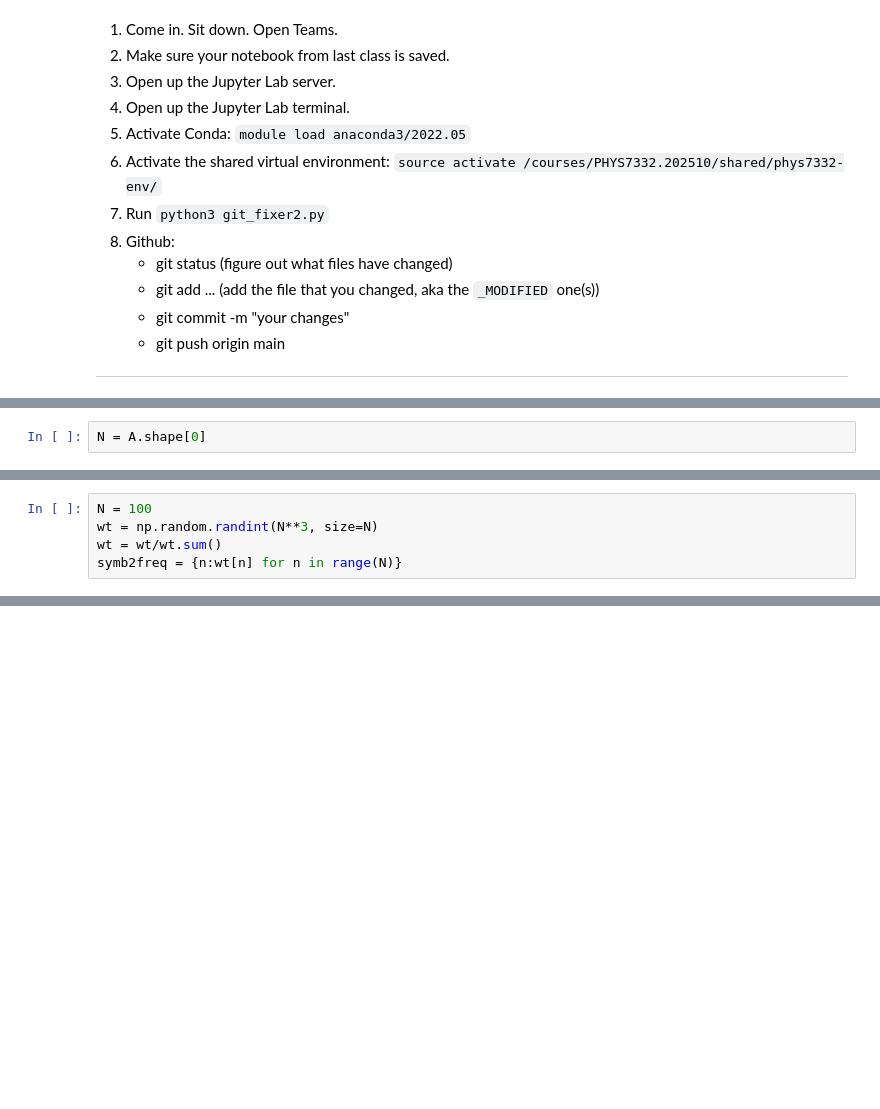
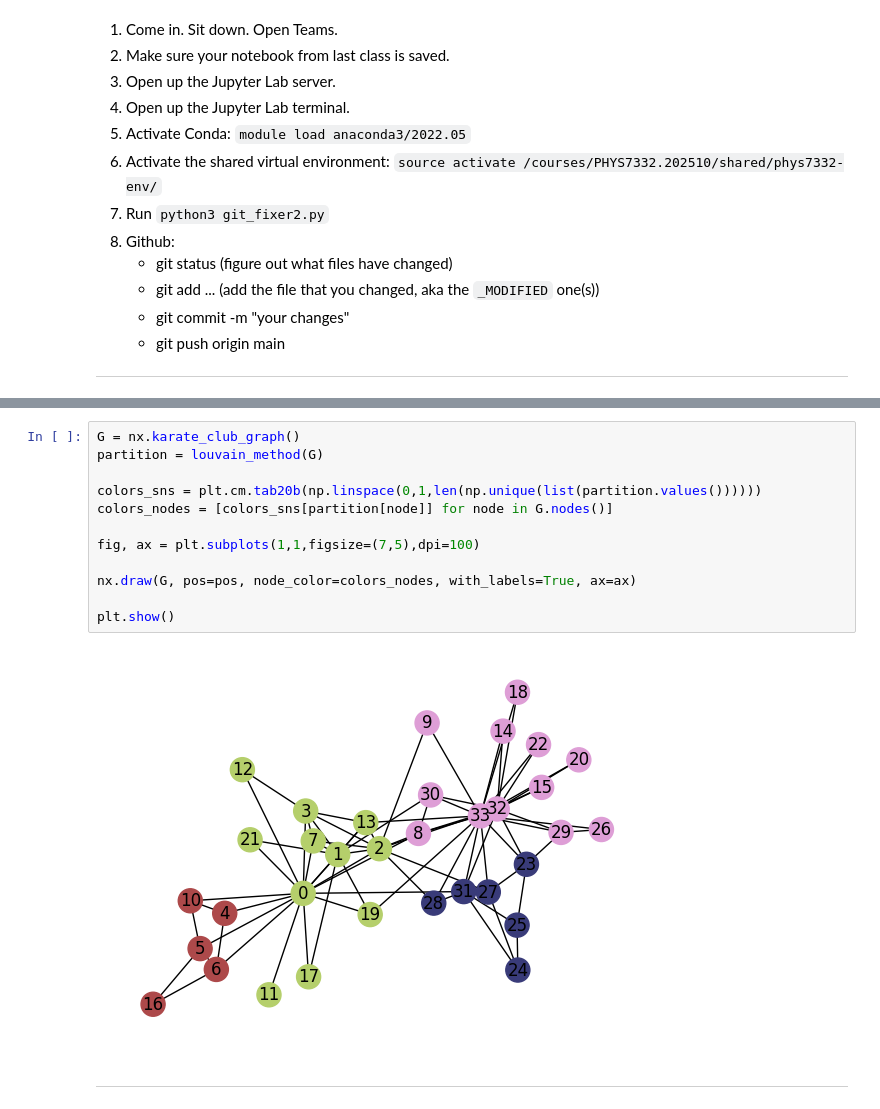
Before and after one commit to asmithh/network-science-data-book, a Jupyter notebook: class_10_communities1.ipynb, the cells around one changed output, grey strips where cells are left out. Drawn from its saved outputs; the diff is of its cells as text; blank space fills up the shorter version.

```diff
--- a/class_10_communities1.ipynb
+++ b/class_10_communities1.ipynb
@@ -665,2 +24,0 @@ L
-# %%
-N = A.shape[0]
@@ -1039,5 +24,0 @@ get_huffman_codebook(symb2freq)
-# %%
-N = 100
-wt = np.random.randint(N**3, size=N)
-wt = wt/wt.sum()
-symb2freq = {n:wt[n] for n in range(N)}
@@ -1125,0 +869,16 @@ queue[]
+# %%
+G = nx.karate_club_graph()
+partition = louvain_method(G)
+
+colors_sns = plt.cm.tab20b(np.linspace(0,1,len(np.unique(list(partition.values())))))
+colors_nodes = [colors_sns[partition[node]] for node in G.nodes()]
+
+fig, ax = plt.subplots(1,1,figsize=(7,5),dpi=100)
+
+nx.draw(G, pos=pos, node_color=colors_nodes, with_labels=True, ax=ax)
+
+plt.show()
+# %% [output]
+[figure, added]
+# %% [markdown]
+__________
```
Also changed, not shown: parts of 201 cells of this notebook, 6 other files.
